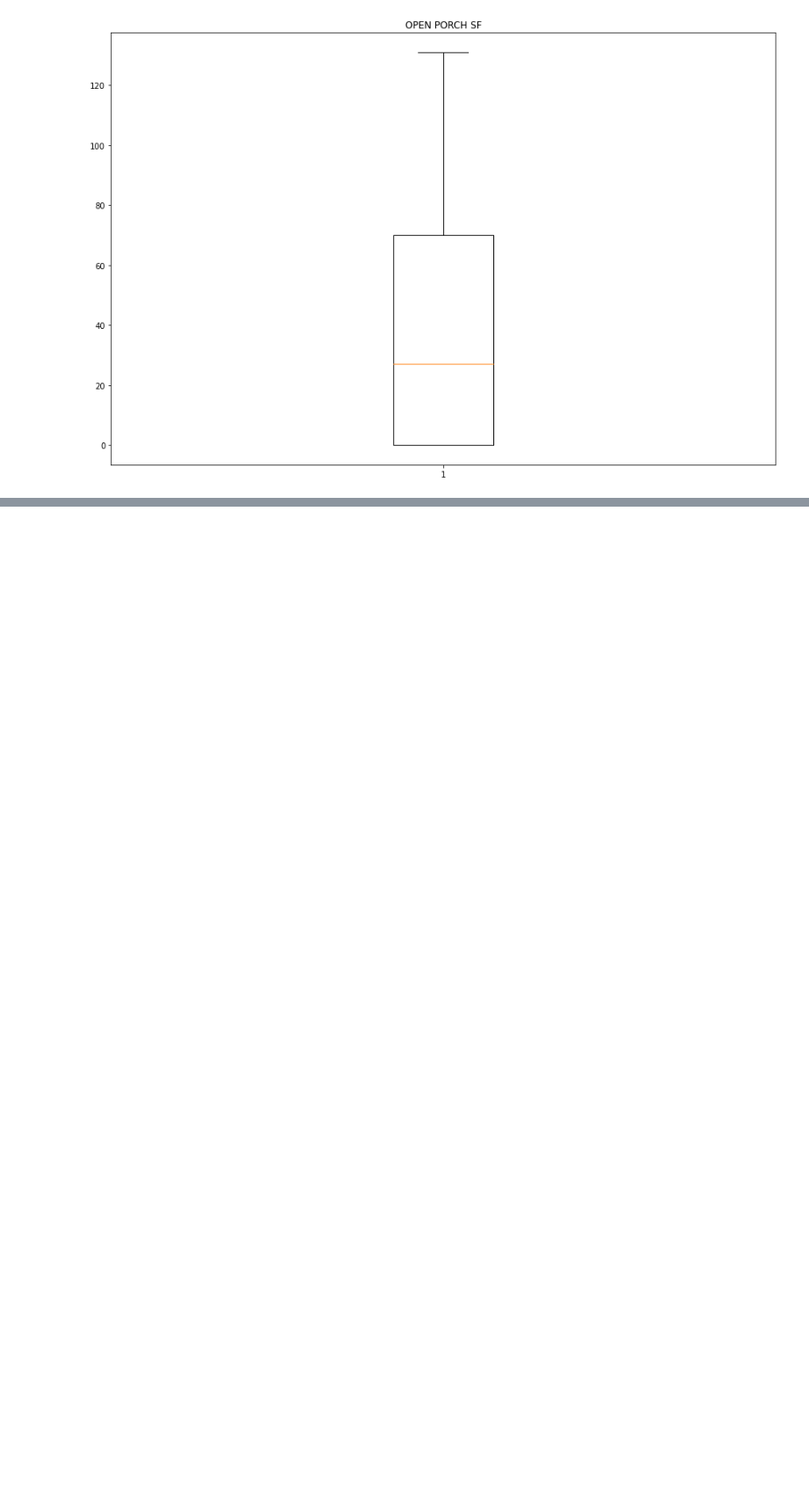
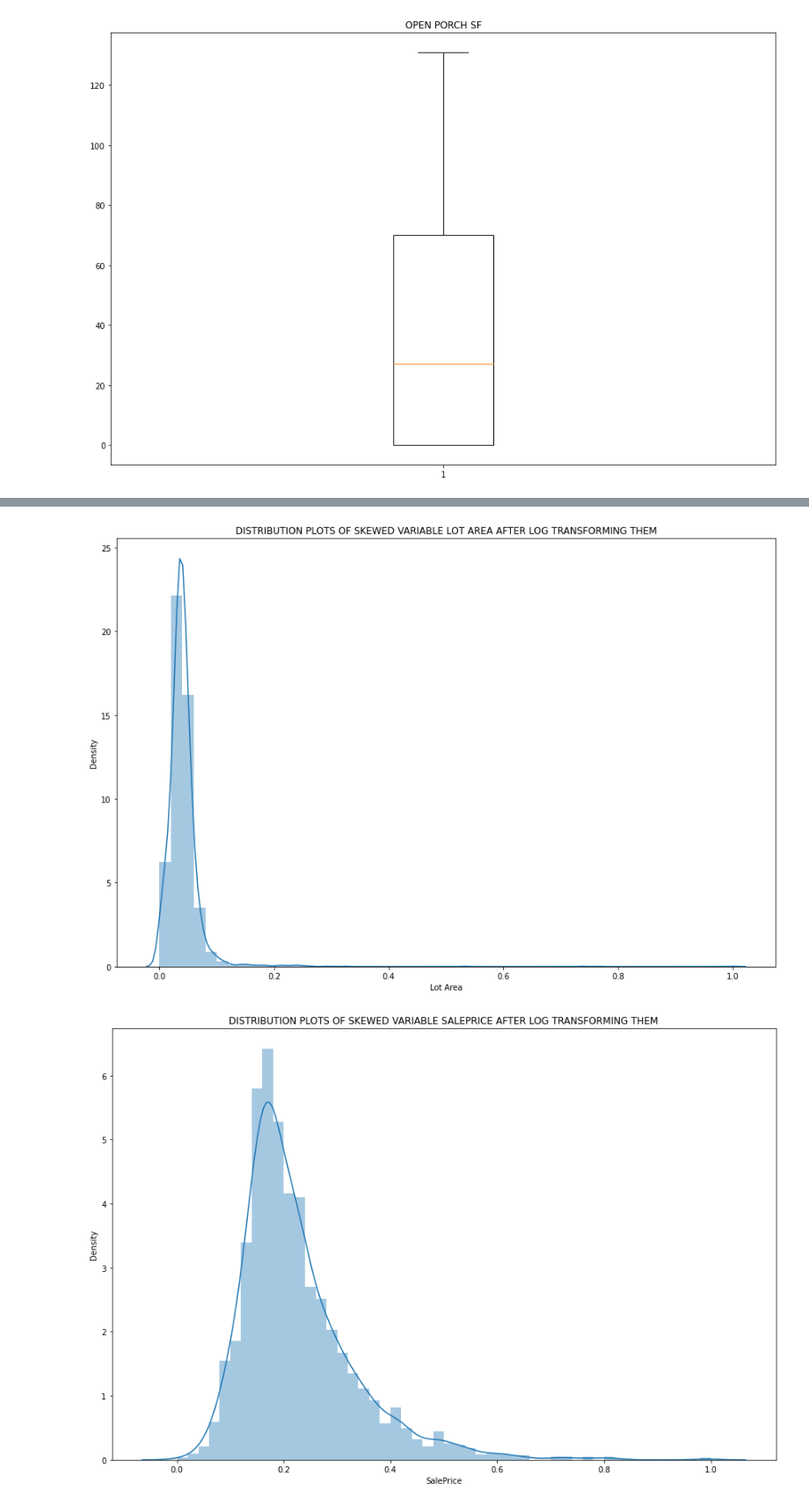
Before and after one commit to Jeremykibiru/Advanced-ML, a Jupyter notebook: project.ipynb, the cells around one changed output, grey strips where cells are left out. Shown at 88% size. Cells and saved outputs as stored; diff of their text form; code cells hidden in the pictures; blank space fills up the shorter version.

```diff
--- a/project.ipynb
+++ b/project.ipynb
@@ -247,0 +322,4 @@ data[["PID","Order"]]
+# %%
+## getting the skewness values for the 2 columns
+for col in logged_df.columns:
+    print(col, skew(logged_df[col].dropna()))
@@ -247,0 +338,13 @@ data[["PID","Order"]]
+# %%
+scaler = MinMaxScaler()
+
+count=0
+for col in numeric_df2[["Lot Area", "SalePrice"]].columns:
+    count+=1
+    model = scaler.fit(numeric_df2[[col]])
+    output = model.transform(numeric_df2[[col]])
+    globals()["diction"+str(count)+"2"]={col:list(output.flatten())}
+# %%
+min_max_df=pd.DataFrame(diction12)
+df3= pd.DataFrame(diction22)
+min_max_df["SalePrice"]= df3[["SalePrice"]]
@@ -247,0 +360,9 @@ data[["PID","Order"]]
+# %%
+for col in min_max_df:
+    plt.figure(figsize=(15,10))
+    sns.distplot(min_max_df[col].dropna())
+    plt.title("DISTRIBUTION PLOTS OF SKEWED VARIABLE "+col.upper()+ " AFTER LOG TRANSFORMING THEM")
+    plt.show()
+# %% [output]
+[figure, added]
+[figure, added]
```
Also changed, not shown: parts of 24 cells of this notebook.
